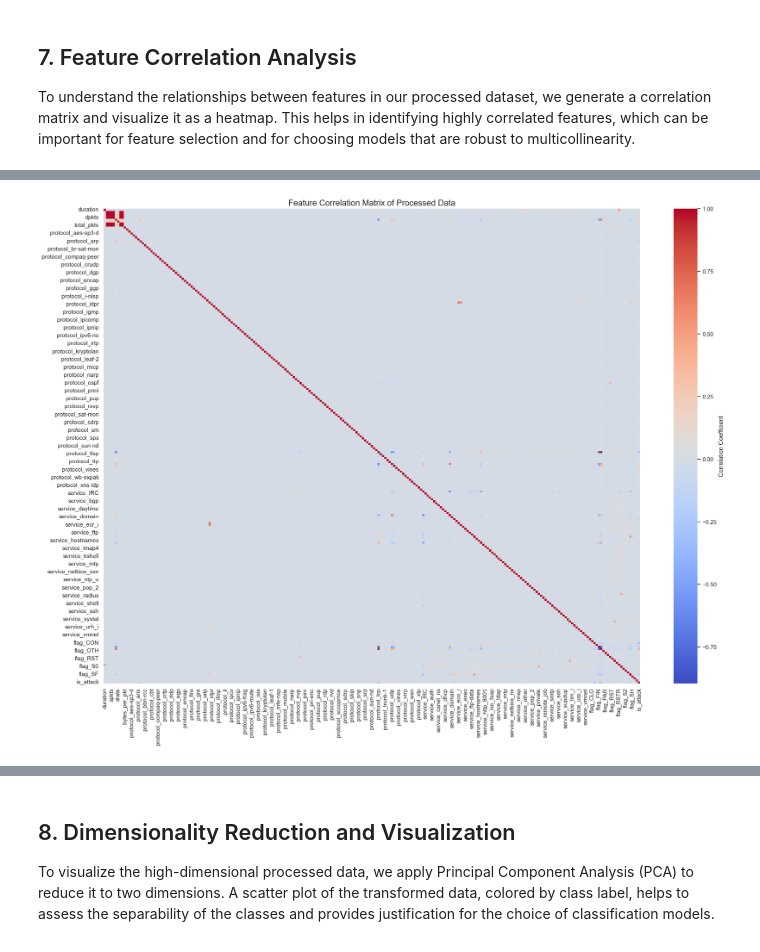
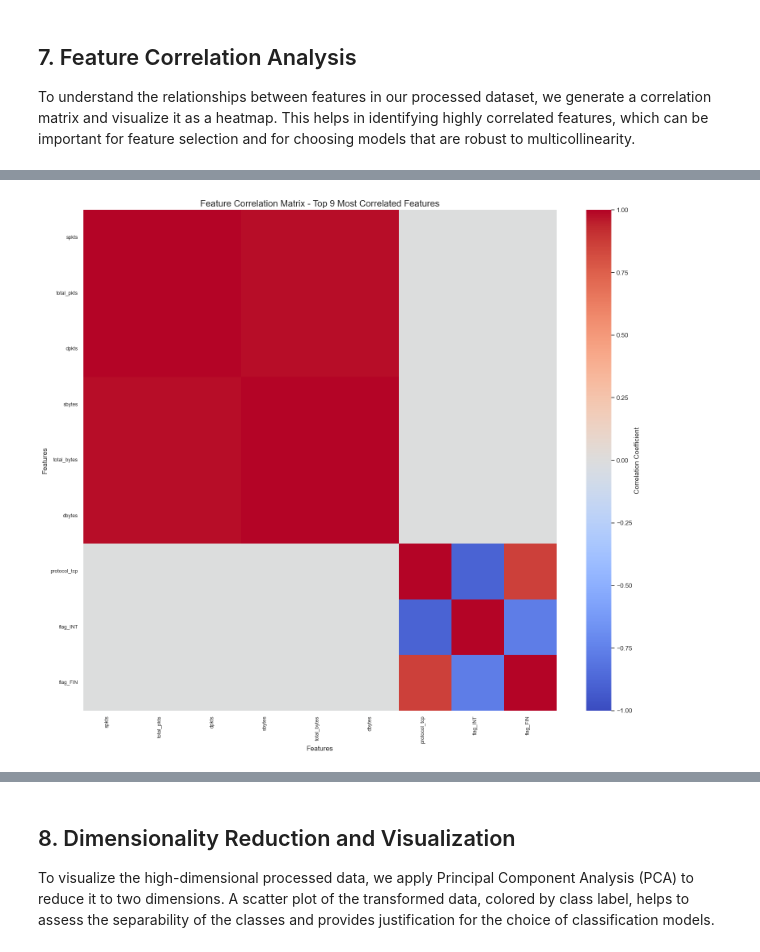
Before and after one commit to Stocist/Network-Traffic-Classification-for-Anomaly-Detection, a Jupyter notebook: Data_Analysis_and_Visualization.ipynb, the cells around one changed output, grey strips where cells are left out. Saved outputs shown, nothing was run; the diff lists cells and outputs as text; code cells hidden in the pictures.

Commit message:
Update the visualization graph on PCA and Heatmap

```diff
--- a/Data_Analysis_and_Visualization.ipynb
+++ b/Data_Analysis_and_Visualization.ipynb
@@ -333,18 +458,11 @@ To understand the relationships between features in our processed dataset, we ge
 numeric_cols = processed_train_df.select_dtypes(include=[np.number]).columns
 corr_matrix = processed_train_df[numeric_cols].corr()
 
-print(f"Correlation matrix shape: {corr_matrix.shape}")
+print(f"Full correlation matrix shape: {corr_matrix.shape}")
 print(f"Number of features analyzed: {len(numeric_cols)}")
 
-# Plot the heatmap
-plt.figure(figsize=(20, 15))
-sns.heatmap(corr_matrix, cmap='coolwarm', annot=False, cbar_kws={'label': 'Correlation Coefficient'})
-plt.title('Feature Correlation Matrix of Processed Data', fontsize=16)
-plt.tight_layout()
-plt.show()
-
 # Find highly correlated features (correlation > 0.8)
-print("\nHighly Correlated Feature Pairs (correlation > 0.8):")
+print("\nHighly Correlated Feature Pairs (|correlation| > 0.8):")
 high_corr_pairs = []
 for i in range(len(corr_matrix.columns)):
     for j in range(i+1, len(corr_matrix.columns)):
@@ -354,9 +472,54 @@ for i in range(len(corr_matrix.columns)):
 # Sort by correlation value
 high_corr_pairs.sort(key=lambda x: abs(x[2]), reverse=True)
 
-# Display top 10 highly correlated pairs
-for pair in high_corr_pairs[:10]:
-    print(f"{pair[0]} <-> {pair[1]}: {pair[2]:.3f}")
+# Display top 15 highly correlated pairs
+print("\nTop 15 Highly Correlated Feature Pairs:")
+for idx, pair in enumerate(high_corr_pairs[:15], 1):
+    print(f"{idx:2d}. {pair[0]:30s} <-> {pair[1]:30s}: {pair[2]:>7.3f}")
 
 print(f"\nTotal highly correlated pairs: {len(high_corr_pairs)}")
+
+# IMPROVED VISUALIZATION: Focus on top correlated features only
+# Select features that appear most frequently in high correlation pairs
+feature_freq = {}
+for pair in high_corr_pairs:
+    feature_freq[pair[0]] = feature_freq.get(pair[0], 0) + 1
+    feature_freq[pair[1]] = feature_freq.get(pair[1], 0) + 1
+
+# Get top 30 most correlated features
+top_features = sorted(feature_freq.items(), key=lambda x: x[1], reverse=True)[:30]
+top_feature_names = [f[0] for f in top_features]
+
+print(f"\nVisualizing correlation matrix for top {len(top_feature_names)} most correlated features...")
+
+# Create a focused correlation matrix
+focused_corr_matrix = corr_matrix.loc[top_feature_names, top_feature_names]
+
+# Plot the focused heatmap
+plt.figure(figsize=(16, 14))
+sns.heatmap(focused_corr_matrix, cmap='coolwarm', annot=False,
+            cbar_kws={'label': 'Correlation Coefficient'},
+            vmin=-1, vmax=1, center=0)
+plt.title(f'Feature Correlation Matrix - Top {len(top_feature_names)} Most Correlated Features', fontsize=16)
+plt.xlabel('Features', fontsize=12)
+plt.ylabel('Features', fontsize=12)
+plt.xticks(rotation=90, ha='right', fontsize=9)
+plt.yticks(rotation=0, fontsize=9)
+plt.tight_layout()
+plt.show()
+
+# Identify features to consider removing (perfect or near-perfect correlation)
+print("\n" + "="*80)
+print("RECOMMENDATION: Features with Perfect/Near-Perfect Correlation (>0.95)")
+print("="*80)
+features_to_remove = set()
+for pair in high_corr_pairs:
+    if abs(pair[2]) > 0.95:
+        # Keep the first feature, suggest removing the second
+        features_to_remove.add(pair[1])
+        print(f"Consider removing: {pair[1]:40s} (corr with {pair[0]:30s} = {pair[2]:.3f})")
+
+print(f"\nTotal features recommended for removal: {len(features_to_remove)}")
+print(f"This would reduce features from {len(numeric_cols)} to {len(numeric_cols) - len(features_to_remove)}")
+print("="*80)
 # %% [output]
@@ -365 +543 @@ Number of features analyzed: 241
-[figure, old version]
+[figure, new version]
```
Also changed, not shown: parts of 4 cells of this notebook.
